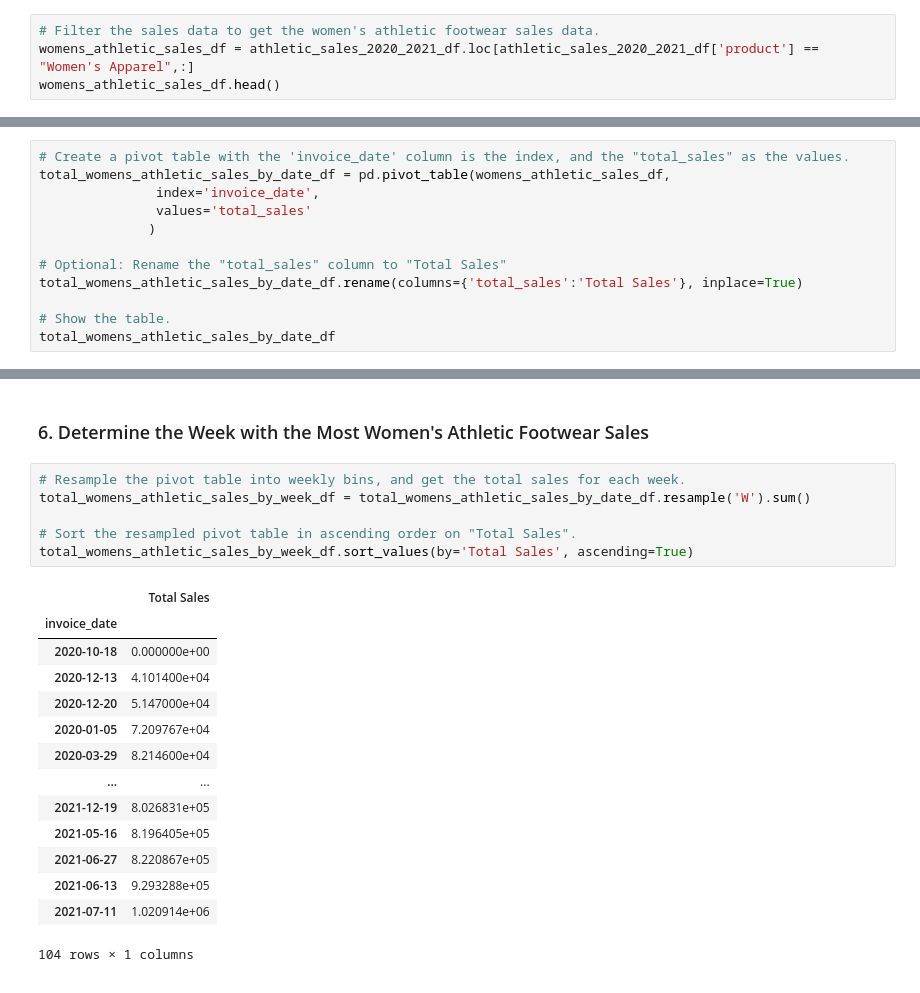
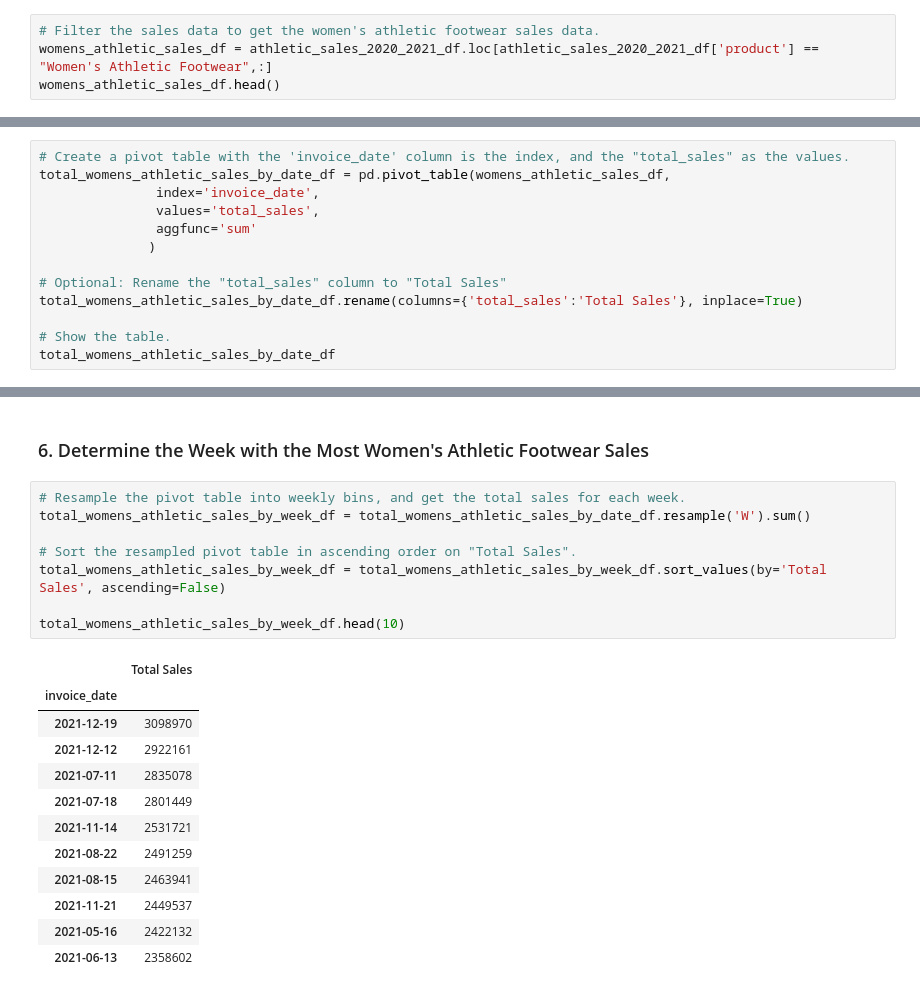
Before and after one commit to etimmons24/athletic_sales_analysis, a Jupyter notebook: athletic_sales_analysis_starter_code.ipynb, the cells around one changed output, grey strips where cells are left out. Cells and saved outputs as stored; diff of their text form.

```diff
--- a/athletic_sales_analysis_starter_code.ipynb
+++ b/athletic_sales_analysis_starter_code.ipynb
@@ -311,6 +315,6 @@ retailer_region_state_city_total_sales_df.head(5)
 # %%
 # Filter the sales data to get the women's athletic footwear sales data.
-womens_athletic_sales_df = athletic_sales_2020_2021_df.loc[athletic_sales_2020_2021_df['product'] == "Women's Apparel",:]
+womens_athletic_sales_df = athletic_sales_2020_2021_df.loc[athletic_sales_2020_2021_df['product'] == "Women's Athletic Footwear",:]
 womens_athletic_sales_df.head()
 # %% [output]
 |  | retailer | retailer_id | invoice_date | region | state | city | product | price_per_unit | units_sold | ... |
@@ -370,7 +374,8 @@ total_womens_footwear_sold__pvt_df.head(5)
 # Create a pivot table with the 'invoice_date' column is the index, and the "total_sales" as the values.
 total_womens_athletic_sales_by_date_df = pd.pivot_table(womens_athletic_sales_df,
                index='invoice_date',
-               values='total_sales'
+               values='total_sales',
+               aggfunc='sum'
               )
 
 # Optional: Rename the "total_sales" column to "Total Sales"
@@ -419,21 +424,21 @@ total_womens_athletic_sales_by_day_df.sort_values(by='Total Sales', ascending=Tr
 # %%
 # Resample the pivot table into weekly bins, and get the total sales for each week.
 total_womens_athletic_sales_by_week_df = total_womens_athletic_sales_by_date_df.resample('W').sum()
 
 # Sort the resampled pivot table in ascending order on "Total Sales".
-total_womens_athletic_sales_by_week_df.sort_values(by='Total Sales', ascending=True)
+total_womens_athletic_sales_by_week_df = total_womens_athletic_sales_by_week_df.sort_values(by='Total Sales', ascending=False)
+
+total_womens_athletic_sales_by_week_df.head(10)
 # %% [output]
 |  | Total Sales |
 | invoice_date |  |
-| 2020-10-18 | 0.000000e+00 |
-| 2020-12-13 | 4.101400e+04 |
-| 2020-12-20 | 5.147000e+04 |
-| 2020-01-05 | 7.209767e+04 |
-| 2020-03-29 | 8.214600e+04 |
-| ... | ... |
-| 2021-12-19 | 8.026831e+05 |
-| 2021-05-16 | 8.196405e+05 |
-| 2021-06-27 | 8.220867e+05 |
-| 2021-06-13 | 9.293288e+05 |
-| 2021-07-11 | 1.020914e+06 |
+| 2021-12-19 | 3098970 |
+| 2021-12-12 | 2922161 |
+| 2021-07-11 | 2835078 |
+| 2021-07-18 | 2801449 |
+| 2021-11-14 | 2531721 |
+| 2021-08-22 | 2491259 |
+| 2021-08-15 | 2463941 |
+| 2021-11-21 | 2449537 |
+| 2021-05-16 | 2422132 |
+| 2021-06-13 | 2358602 |
-104 rows × 1 columns
```
Also changed, not shown: parts of 7 cells of this notebook, 1 other file.
